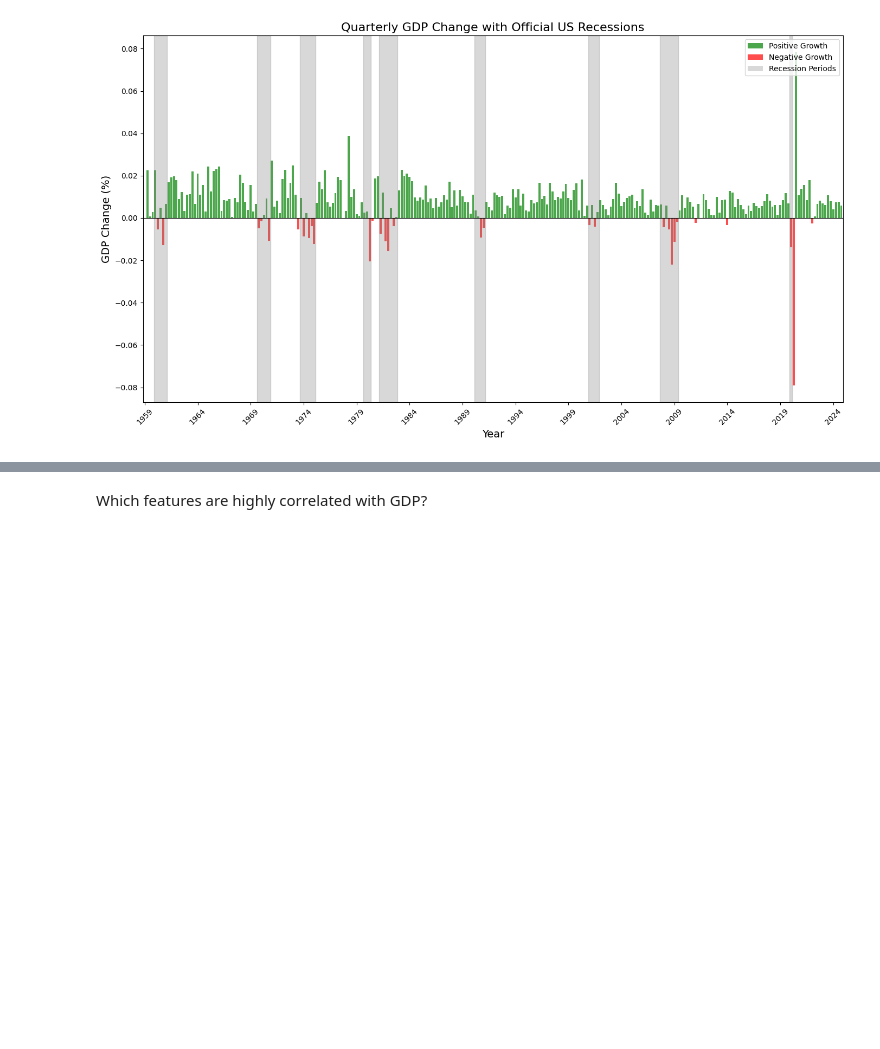
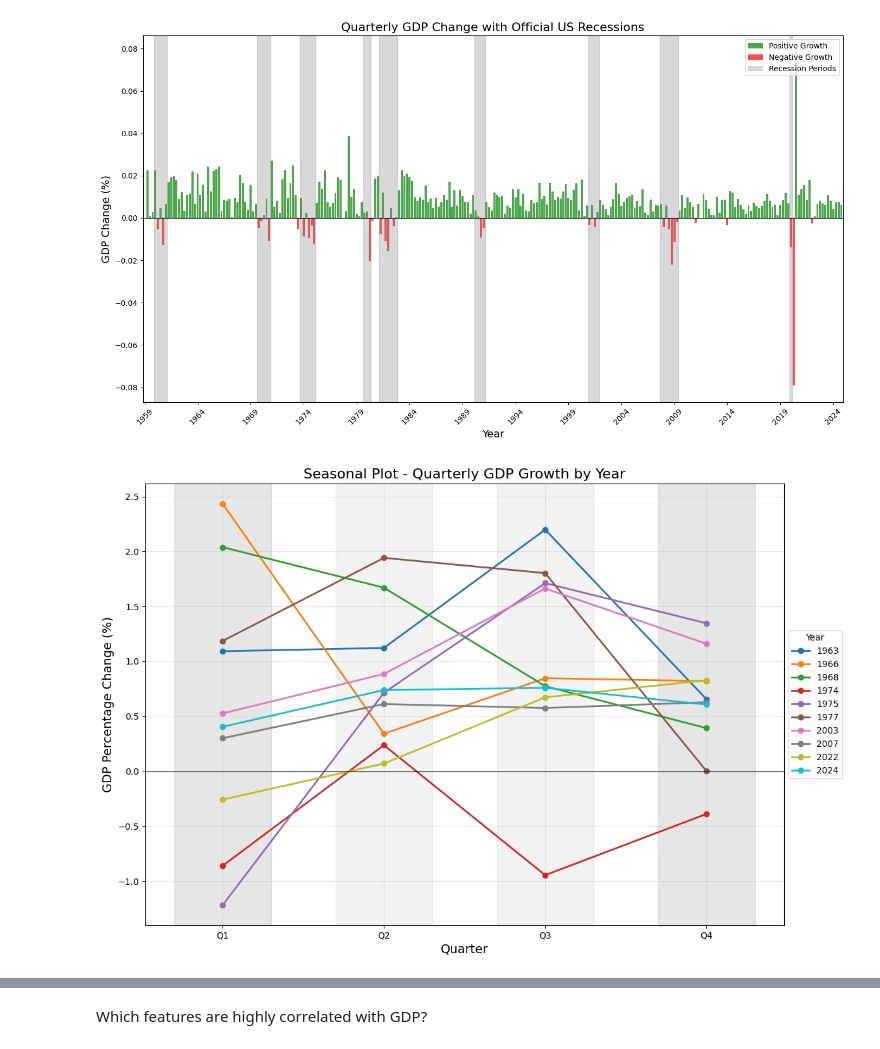
Before and after one commit to GKruidenier/GDP-nowcasting-thesis, a Jupyter notebook: EDA.ipynb, the cells around one changed output, grey strips where cells are left out. Drawn from its saved outputs; the diff is of its cells as text; code cells hidden in the pictures; blank space fills up the shorter version.

```diff
--- a/EDA.ipynb
+++ b/EDA.ipynb
@@ -206,3 +284,81 @@ plt.tight_layout()
 plt.show()
 # %% [output]
 [figure]
+# %%
+# Create a seasonal plot for quarterly GDP growth (percentage change)
+import numpy as np
+import matplotlib.pyplot as plt
+import random
+
+# Prepare data for the plot
+gdp_seasonal_pct = gdp_series.reset_index()
+gdp_seasonal_pct['Year'] = gdp_seasonal_pct['sasdate'].dt.year
+gdp_seasonal_pct['Quarter'] = gdp_seasonal_pct['sasdate'].dt.quarter
+
+# Create a pivot table with years as rows and quarters as columns for GDP_Change (percentage)
+gdp_change_pivot = gdp_seasonal_pct.pivot(index='Year', columns='Quarter', values='GDP_Change')
+
+# Select 10 random years for better visualization
+# Exclude the first year (1959) as it has NaN for Q1
+available_years = list(gdp_change_pivot.index)[1:]
+# Set random seed for reproducibility
+random.seed(42)
+selected_years = sorted(random.sample(available_years, 10))
+selected_data = gdp_change_pivot.loc[selected_years]
+
+# Create the plot
+plt.figure(figsize=(12, 8))
+colors = plt.cm.tab10(np.linspace(0, 1, len(selected_years)))
+
+# Plot each year
+for i, year in enumerate(selected_years):
+    # Convert percentage to more readable values (multiply by 100)
+    plt.plot(range(1, 5), selected_data.loc[year] * 100,
+             marker='o', linewidth=2, color=colors[i], label=str(year))
+
+# Highlight recession periods with vertical shaded areas
+# For the seasonal plot, we'll shade the quarters that had recessions in the selected years
+for year in selected_years:
+    for start, end in recessions:
+        if start.year <= year <= end.year:
+            # Determine which quarters were in recession for this year
+            for q in range(1, 5):
+                quarter_start = pd.Timestamp(f"{year}-{3*q-2}-01")
+                quarter_end = pd.Timestamp(f"{year}-{3*q}-01") + pd.offsets.MonthEnd(1)
+
+                # Check if this quarter overlaps with recession
+                if (start <= quarter_end and end >= quarter_start):
+                    plt.axvspan(q-0.3, q+0.3, color='gray', alpha=0.1)
+
+# Add grid and customize appearance
+plt.grid(True, alpha=0.3)
+plt.title('Seasonal Plot - Quarterly GDP Growth by Year', fontsize=16)
+plt.xlabel('Quarter', fontsize=14)
+plt.ylabel('GDP Percentage Change (%)', fontsize=14)
+plt.xticks([1, 2, 3, 4], ['Q1', 'Q2', 'Q3', 'Q4'])
+plt.axhline(y=0, color='black', linestyle='-', linewidth=0.8)  # Add line at y=0
+
+# Add legend with smaller font size for better readability
+plt.legend(title='Year', loc='center left', bbox_to_anchor=(1, 0.5), fontsize=10)
+
+# Add text annotations for extreme values
+for year in selected_years:
+    for q in range(1, 5):
+        # Only annotate significant values (above 3% or below -3%)
+        value = selected_data.loc[year, q] * 100
+        if abs(value) > 3:
+            plt.annotate(f"{value:.1f}%",
+                        (q, value),
+                        textcoords="offset points",
+                        xytext=(0, 10 if value > 0 else -15),
+                        ha='center',
+                        fontsize=8)
+
+plt.tight_layout()
+plt.show()
+
+# Print the selected years and their quarterly growth rates for reference
+print("Selected years and quarterly GDP growth rates:")
+print(selected_data * 100)  # Multiply by 100 to display as percentage
+# %% [output]
+[figure, added]
```
Also changed, not shown: parts of 20 cells of this notebook, 34 other files.
